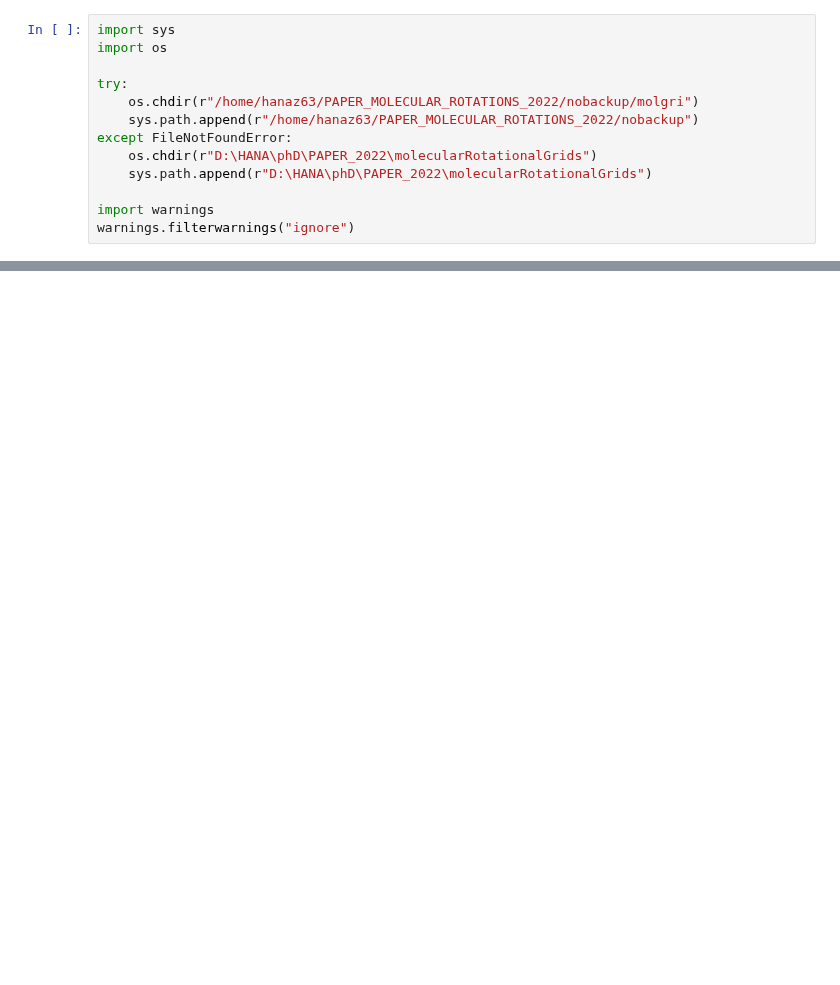
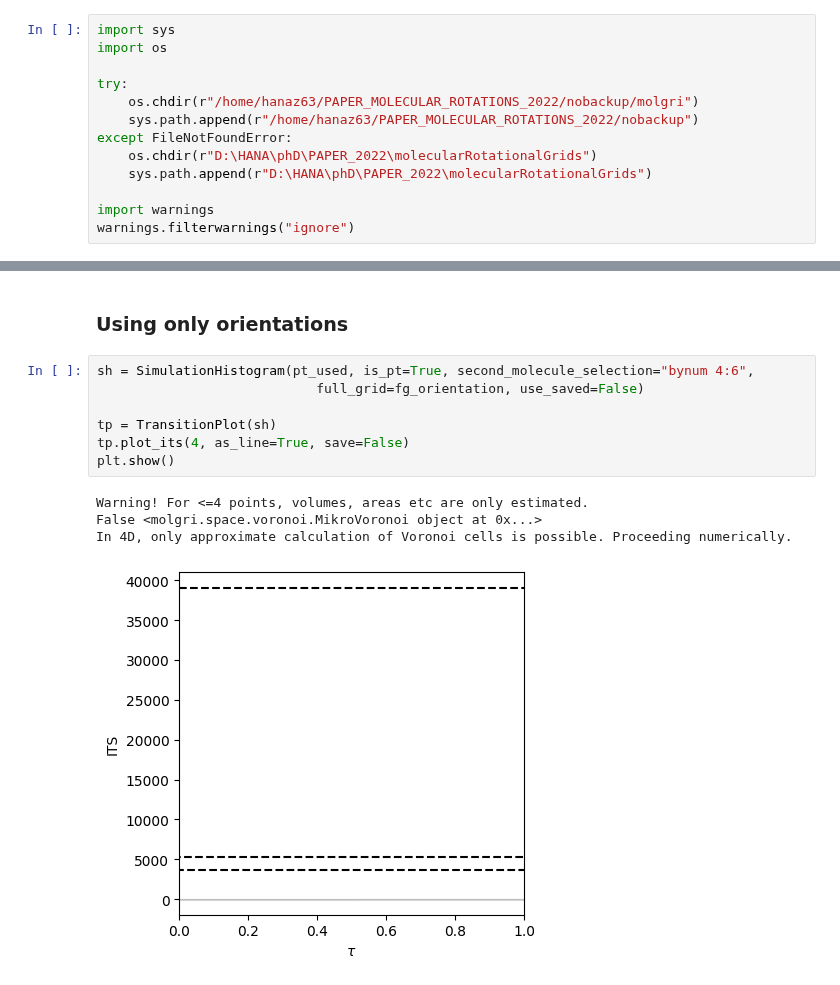
Before and after one commit to bkellerlab/molecularRotationalGrids, a Jupyter notebook: jupyter/Untitled.ipynb, the cells around one changed output, grey strips where cells are left out. Saved outputs shown, nothing was run; the diff lists cells and outputs as text; blank space fills up the shorter version.

```diff
--- a/jupyter/Untitled.ipynb
+++ b/jupyter/Untitled.ipynb
@@ -161,0 +146,14 @@ plt.show()
+# %% [markdown]
+### Using only orientations
+# %%
+sh = SimulationHistogram(pt_used, is_pt=True, second_molecule_selection="bynum 4:6",
+                            full_grid=fg_orientation, use_saved=False)
+
+tp = TransitionPlot(sh)
+tp.plot_its(4, as_line=True, save=False)
+plt.show()
+# %% [output]
+Warning! For <=4 points, volumes, areas etc are only estimated.
+False <molgri.space.voronoi.MikroVoronoi object at 0x...>
+In 4D, only approximate calculation of Voronoi cells is possible. Proceeding numerically.
+[figure, added]
```
Also changed, not shown: parts of 22 cells of this notebook, 8 other files.
